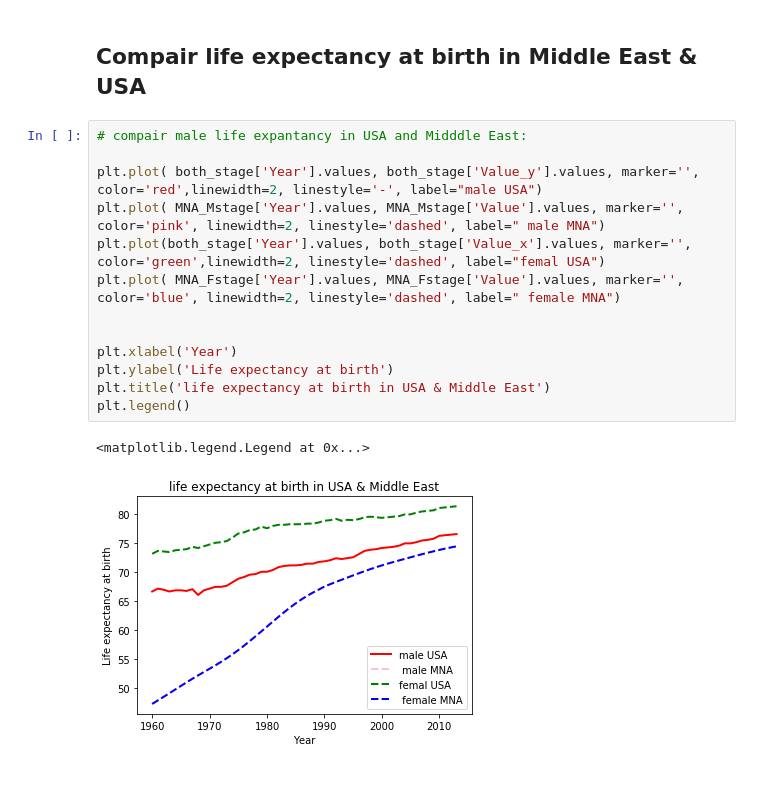
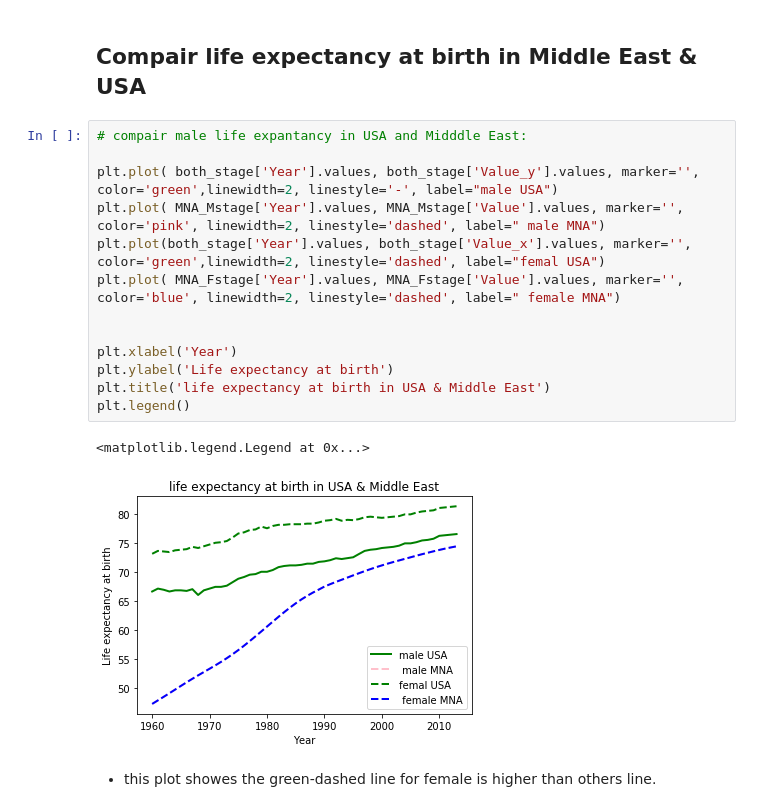
Before and after one commit to Maryam-data/Men-or-women-, a Jupyter notebook: mini project.ipynb, the cells around one changed output. Drawn from its saved outputs; the diff is of its cells as text; blank space fills up the shorter version.

```diff
--- a/mini project.ipynb
+++ b/mini project.ipynb
@@ -454,16 +453,18 @@ Text(0.5,1,'female life expectancy at birth in Middle East')
 # %%
 # compair male life expantancy in USA and Midddle East:
 
-plt.plot( both_stage['Year'].values, both_stage['Value_y'].values, marker='', color='red',linewidth=2, linestyle='-', label="male USA")
+plt.plot( both_stage['Year'].values, both_stage['Value_y'].values, marker='', color='green',linewidth=2, linestyle='-', label="male USA")
 plt.plot( MNA_Mstage['Year'].values, MNA_Mstage['Value'].values, marker='', color='pink', linewidth=2, linestyle='dashed', label=" male MNA")
 plt.plot(both_stage['Year'].values, both_stage['Value_x'].values, marker='', color='green',linewidth=2, linestyle='dashed', label="femal USA")
 plt.plot( MNA_Fstage['Year'].values, MNA_Fstage['Value'].values, marker='', color='blue', linewidth=2, linestyle='dashed', label=" female MNA")
 
 
 plt.xlabel('Year')
 plt.ylabel('Life expectancy at birth')
 plt.title('life expectancy at birth in USA & Middle East')
 plt.legend()
 # %% [output]
 <matplotlib.legend.Legend at 0x...>
-[figure, old version]
+[figure, new version]
+# %% [markdown]
+* this plot showes the green-dashed line for female is higher than others line.
```
Also changed, not shown: parts of 6 cells of this notebook.
